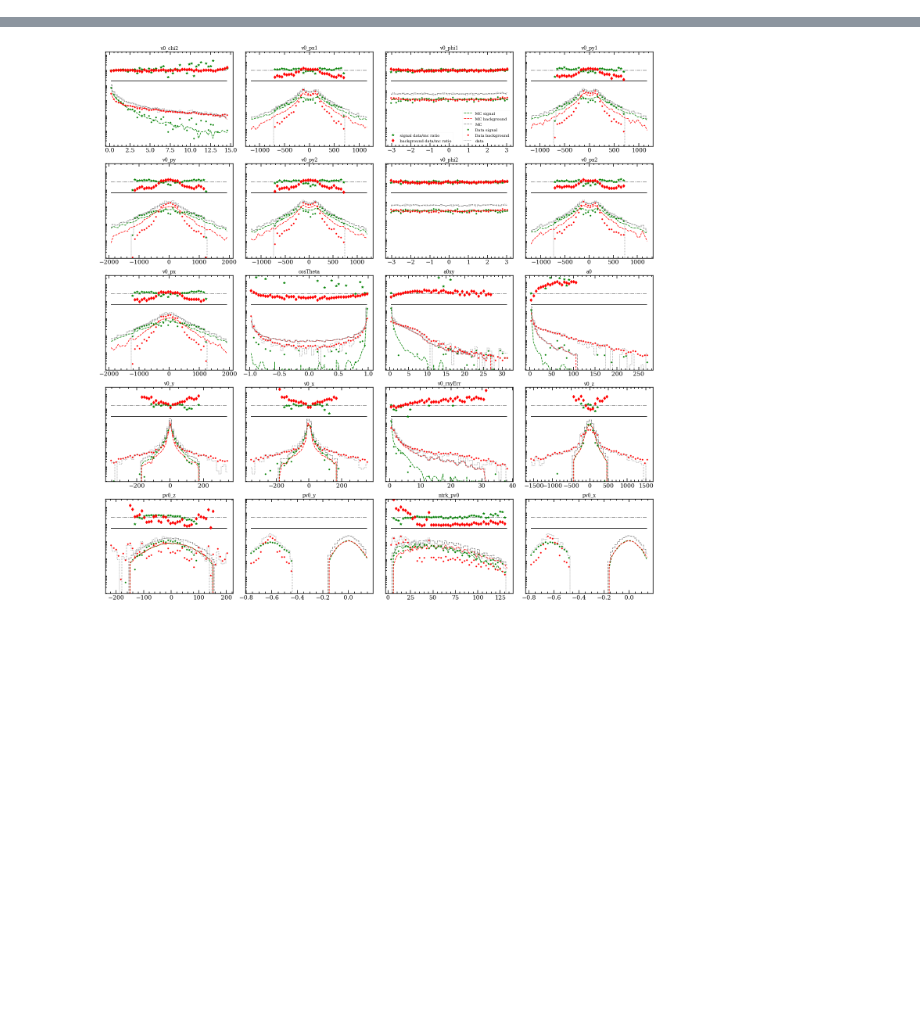
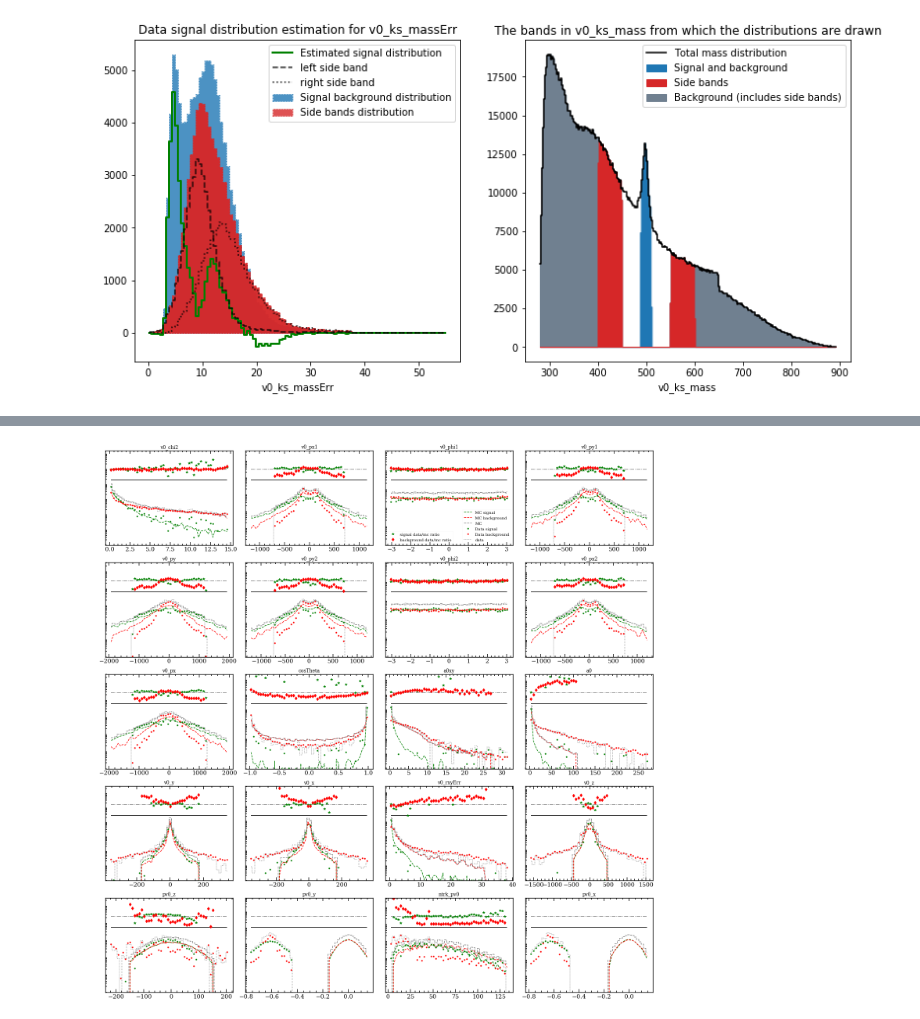
Before and after one commit to Vinther901/PUK, a Jupyter notebook: Distributions_in_MC_and_Data.ipynb, the cells around one changed output, grey strips where cells are left out. Drawn from its saved outputs; the diff is of its cells as text; code cells hidden in the pictures; blank space fills up the shorter version.

```diff
--- a/Distributions_in_MC_and_Data.ipynb
+++ b/Distributions_in_MC_and_Data.ipynb
@@ -106,0 +113,95 @@ Sample Size; 56446 or 56444 background size; 40147
+# %%
+def compare_distribution(mc, data, feature, bins = 100, particle_type = 'Ks',axes=None,alpha=1):
+    if not axes:
+        fig, axes = plt.subplots(figsize=(13,6),ncols=2)
+        ax = axes[0]
+        axm = axes[1]
+    else:
+        ax = axes[0]
+        axm = axes[1]
+#     ax.set_yscale('log')
+
+    q = (0.01,0.99)
+    mc = mc[mask(mc[feature],np.quantile(mc[feature],q=q))]
+    data = data[mask(data[feature],np.quantile(data[feature],q=q))]
+
+    N = sum(mask(data.v0_ks_mass,signal_range)) - N_bkgr
+
+    if isinstance(feature,str):
+        feat_mc = mc[feature]
+        feat_data = data[feature]
+    elif isinstance(feature,dict):
+        feat_mc = feature['mc']
+        feat_data = feature['data']
+    else:
+        print("Error with 'feature'")
+        return
+
+    bin_range = (min(feat_mc.min(),feat_data.min()),max(feat_mc.max(),feat_data.max()))
+
+    data_sig_band = feat_data[mask(data.v0_ks_mass,signal_range)].sample(N+N_bkgr)
+    sbr = feat_data[mask(data.v0_ks_mass,side_band_r)].sample(N_bkgr//2)
+    sbl = feat_data[mask(data.v0_ks_mass,side_band_l)].sample(N_bkgr//2)
+    data_side_band = pd.concat([sbr,sbl])
+    data_bkgr = feat_data[(data.v0_ks_mass > side_band_r[0])|(data.v0_ks_mass < side_band_l[1])].sample(N)
+
+    data_sig_band_vals, data_sig_band_binc = hist(data_sig_band,bins=bins,bin_range=bin_range)
+    data_side_band_vals, data_side_band_binc = hist(data_side_band,bins=bins,bin_range=bin_range)
+    sbr_vals, sbr_binc = hist(sbr,bins=bins,bin_range=bin_range)
+    sbl_vals, sbl_binc = hist(sbl,bins=bins,bin_range=bin_range)
+
+    data_sig_vals, data_sig_binc = data_sig_band_vals - data_side_band_vals, data_sig_band_binc
+
+    data_bkgr_vals, data_bkgr_binc = hist(data_bkgr,bins=bins,bin_range=bin_range)
+    data_vals, data_binc = hist(pd.concat([data_sig_band,data_side_band,data_bkgr]),bins=bins,bin_range=bin_range)
+
+#     ax.step(data_sig_binc,data_sig_vals,c='g',ls='dashed',where='mid',alpha=1,label='Data signal')#,ls='dotted',alpha=0.5)
+    ax.step(data_sig_band_binc,data_sig_band_vals - sbr_vals - sbl_vals,c='g',where='mid',alpha=1,label='Estimated signal distribution',linewidth=2)
+#     ax.step(data_bkgr_binc,data_bkgr_vals,'r.',alpha=alpha,label='Data background')#,ls='dotted',alpha=0.5)
+#     ax.step(data_sig_binc,data_sig_vals + data_bkgr_vals,ls='dotted',c='grey',where='mid',label='data')
+#     ax.step(data_binc,data_vals,ls='dotted',c='grey',where='mid',label='data')
+
+#     ax.step(data_sig_band_binc,data_sig_band_vals,ls='dotted',c='grey',where='mid',label='data')
+    ax.fill_between(data_sig_band_binc,data_sig_band_vals,ls='dotted',color='tab:blue',step='mid',alpha=alpha,label='Signal background distribution')
+
+#     ax.step(data_side_band_binc,data_side_band_vals,ls='dotted',c='grey',where='mid',label='data')
+    ax.fill_between(data_side_band_binc,data_side_band_vals,ls='dotted',color='tab:red',step='mid',alpha=alpha,label='Side bands distribution')
+
+    ax.fill_between(sbr_binc,sbr_vals+sbl_vals,ls='dotted',color='tab:red',step='mid',alpha=alpha)
+    ax.step(sbl_binc,sbl_vals,ls='dashed',color='k',where='mid',alpha=alpha,label='left side band')
+    ax.step(sbr_binc,sbr_vals,ls='dotted',color='k',where='mid',alpha=alpha,label='right side band')
+
+    m = 'v0_ks_mass'
+    mass_sig_band = data[m][mask(data.v0_ks_mass,signal_range)]#.sample(N+N_bkgr)
+    mass_side_band = pd.concat([data[m][mask(data.v0_ks_mass,side_band_r)],data[m][mask(data.v0_ks_mass,side_band_l)]])
+#     mass_side_band = pd.concat([data[m][mask(data.v0_ks_mass,side_band_r)].sample(N_bkgr//2),data[m][mask(data.v0_ks_mass,side_band_l)].sample(N_bkgr//2)])
+    mass_bkgr = data[m][(data.v0_ks_mass > side_band_r[0])|(data.v0_ks_mass < side_band_l[1])]#.sample(N)
+
+
+    m_bin_range = (min(mass_bkgr),max(mass_bkgr))
+
+    bins = int(2.8*bins)
+    mass_sig_vals, mass_sig_binc = hist(mass_sig_band,bins=bins,bin_range=m_bin_range)
+    mass_side_vals, mass_side_binc = hist(mass_side_band,bins=bins,bin_range=m_bin_range)
+    mass_bkgr_vals, mass_bkgr_binc = hist(mass_bkgr,bins=bins,bin_range=m_bin_range)
+    mass_vals, mass_binc = hist(data[m],bins=bins,bin_range=m_bin_range)
+
+    axm.fill_between(mass_sig_binc,mass_sig_vals,step='mid',color='tab:blue',label='Signal and background')
+    axm.fill_between(mass_side_binc,mass_side_vals,step='mid',color='tab:red',label='Side bands',alpha=1)
+    axm.fill_between(mass_bkgr_binc,mass_bkgr_vals,step='mid',color='slategrey',label='Background (includes side bands)',zorder=-1)
+    axm.step(mass_binc,mass_vals,where='mid',color='k',label='Total mass distribution')
+#     axm.hist(data[m],bins=bins,range=m_bin_range,zorder=-1)
+
+    ax.set(title=f'Data signal distribution estimation for {feature}',
+          xlabel=f'{feature}')
+    axm.set(title='The bands in v0_ks_mass from which the distributions are drawn',
+           xlabel='v0_ks_mass')
+
+    axm.legend()
+    ax.legend()
+    return fig
+
+
+fig = compare_distribution(mc,data,'v0_ks_massErr',bins=100,alpha=0.8)
+# %% [output]
+[figure, added]
```
Also changed, not shown: parts of 6 cells of this notebook.
